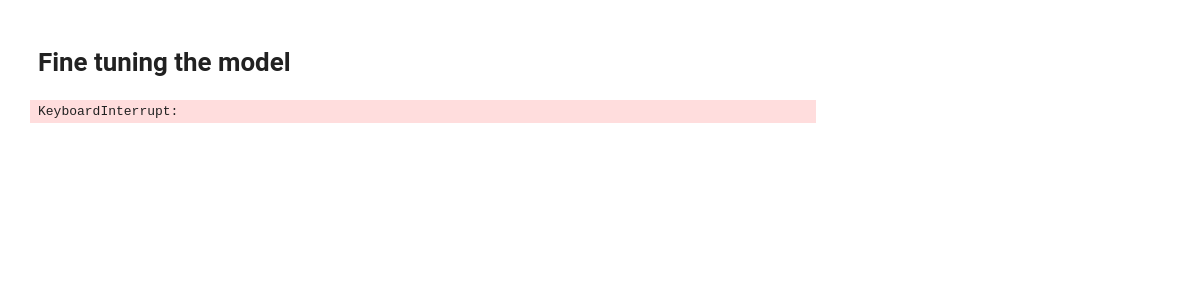
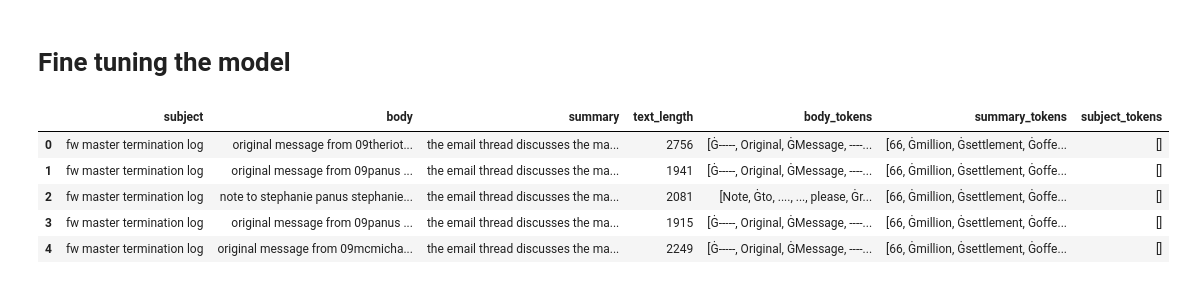
Before and after one commit to Radhika-Amar-Desai/EmailSummarizer, a Jupyter notebook: ModelDevelopment/preprocessing.ipynb, the cells around one changed output. Drawn from its saved outputs; the diff is of its cells as text; code cells hidden in the pictures; blank space fills up the shorter version.

```diff
--- a/ModelDevelopment/preprocessing.ipynb
+++ b/ModelDevelopment/preprocessing.ipynb
@@ -225,13 +225,13 @@ merged_df.head()
 | 3 | 1 | FW: Master Termination Log | 1012921585000 | Theriot, Kim S. KTHERIO | ['Hall', 'D. Todd Thall', 'Sweene... | \n\n -----Original Message-----\n... | The email thread discusses the Ma... | 1915 | [ĊĊ, Ġ-----, Original, ĠMessage, ... | ... |
 | 4 | 1 | FW: Master Termination Log | 1022570435000 | Kelly, Katherine L. KKELLY | ['Germany', 'Chris Cgerman'] | \n\n -----Original Message-----\n... | The email thread discusses the Ma... | 2249 | [ĊĊ, Ġ-----, Original, ĠMessage, ... | ... |
 # %%
-def preprocessing_pipeline(df, attribute):
+merged_df = merged_df.drop(columns=["thread_id", "timestamp", "from", "to"], axis = 1)
 
-        df = df.drop(columns=["thread_id", "timestamp", "from", "to"], axis = 1)
+def preprocessing_pipeline(df, attribute, token_attribute):
 
         df[attribute] = df[attribute].str.lower()
         df[attribute] = df[attribute].apply(remove_special_chars)
         df[attribute] = df[attribute].apply(stem_words)
-        df["body_tokens"] = df["body_tokens"].apply(remove_frequent_words)
+        df[token_attribute] = df[token_attribute].apply(remove_frequent_words)
 
         return df
@@ -254,5 +238,18 @@ preprocessing_pipeline(merged_df, 'body')
+# %%
+merged_df = preprocessing_pipeline(merged_df, 'body', 'body_tokens')
+merged_df = preprocessing_pipeline(merged_df, 'summary', 'summary_tokens')
+merged_df = preprocessing_pipeline(merged_df, 'subject', 'subject_tokens')
 # %% [markdown]
 # Fine tuning the model
+# %%
+merged_df.head()
+# %% [output]
+|  | subject | body | summary | text_length | body_tokens | summary_tokens | subject_tokens |
+| 0 | fw master termination log | original message from 09theriot... | the email thread discusses the ma... | 2756 | [Ġ-----, Original, ĠMessage, ----... | [66, Ġmillion, Ġsettlement, Ġoffe... | [] |
+| 1 | fw master termination log | original message from 09panus ... | the email thread discusses the ma... | 1941 | [Ġ-----, Original, ĠMessage, ----... | [66, Ġmillion, Ġsettlement, Ġoffe... | [] |
+| 2 | fw master termination log | note to stephanie panus stephanie... | the email thread discusses the ma... | 2081 | [Note, Ġto, ...., ..., please, Ġr... | [66, Ġmillion, Ġsettlement, Ġoffe... | [] |
+| 3 | fw master termination log | original message from 09panus ... | the email thread discusses the ma... | 1915 | [Ġ-----, Original, ĠMessage, ----... | [66, Ġmillion, Ġsettlement, Ġoffe... | [] |
+| 4 | fw master termination log | original message from 09mcmicha... | the email thread discusses the ma... | 2249 | [Ġ-----, Original, ĠMessage, ----... | [66, Ġmillion, Ġsettlement, Ġoffe... | [] |
 # %%
 import pandas as pd
 from transformers import BartTokenizer, BartForConditionalGeneration, Trainer, TrainingArguments
@@ -301,7 +298,6 @@ training_args = TrainingArguments(
     weight_decay=0.01,
     save_strategy="epoch",
     load_best_model_at_end=True,
-    predict_with_generate=True,
     logging_dir=LOGS_DIR,
     logging_steps=500,
 )
@@ -338,5 +334,3 @@ trainer.train()
 
 # Save the fine-tuned model
 trainer.save_model(MODEL_DIR)
-# %% [output]
-KeyboardInterrupt:
```
Also changed, not shown: parts of 2 cells of this notebook, 1 other file.
